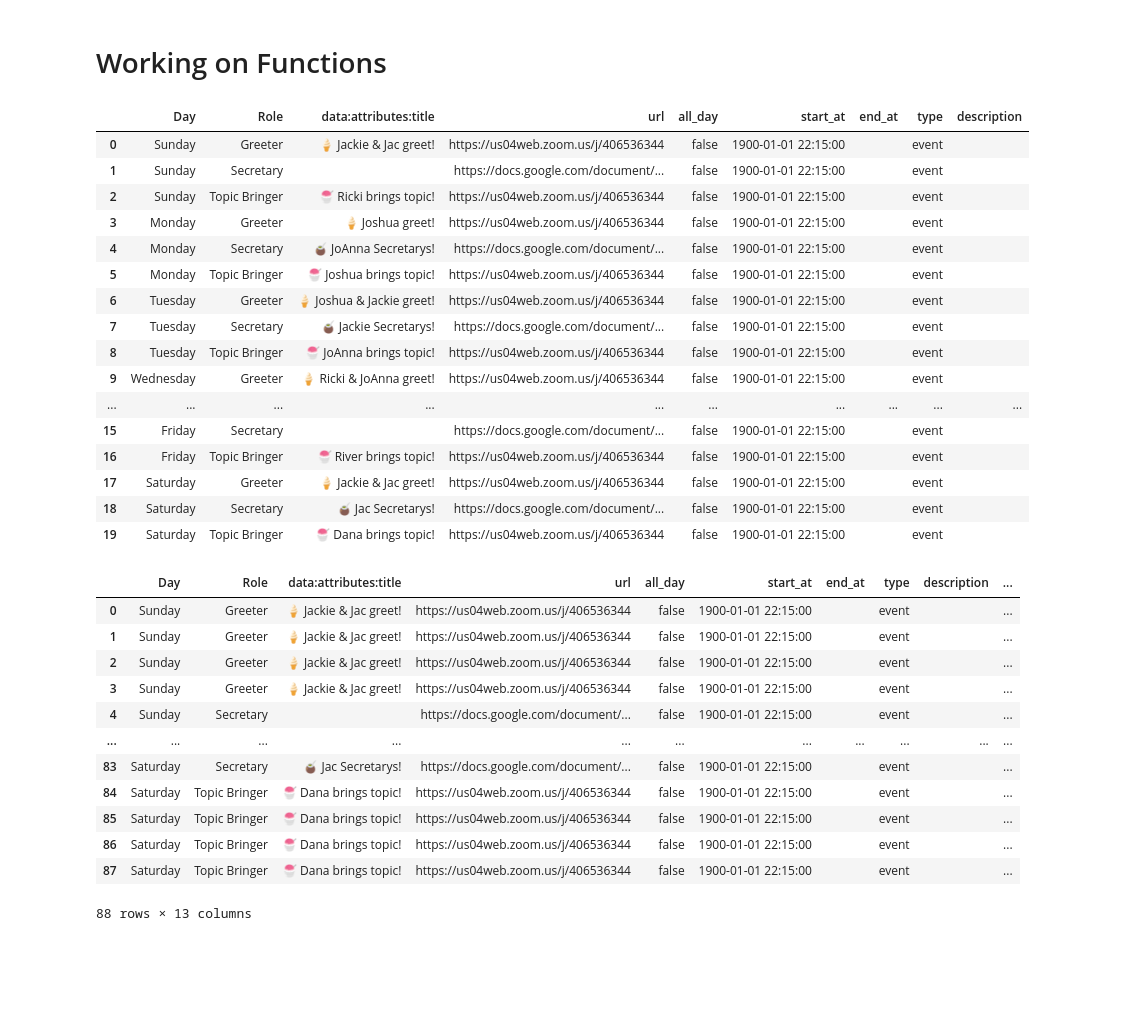
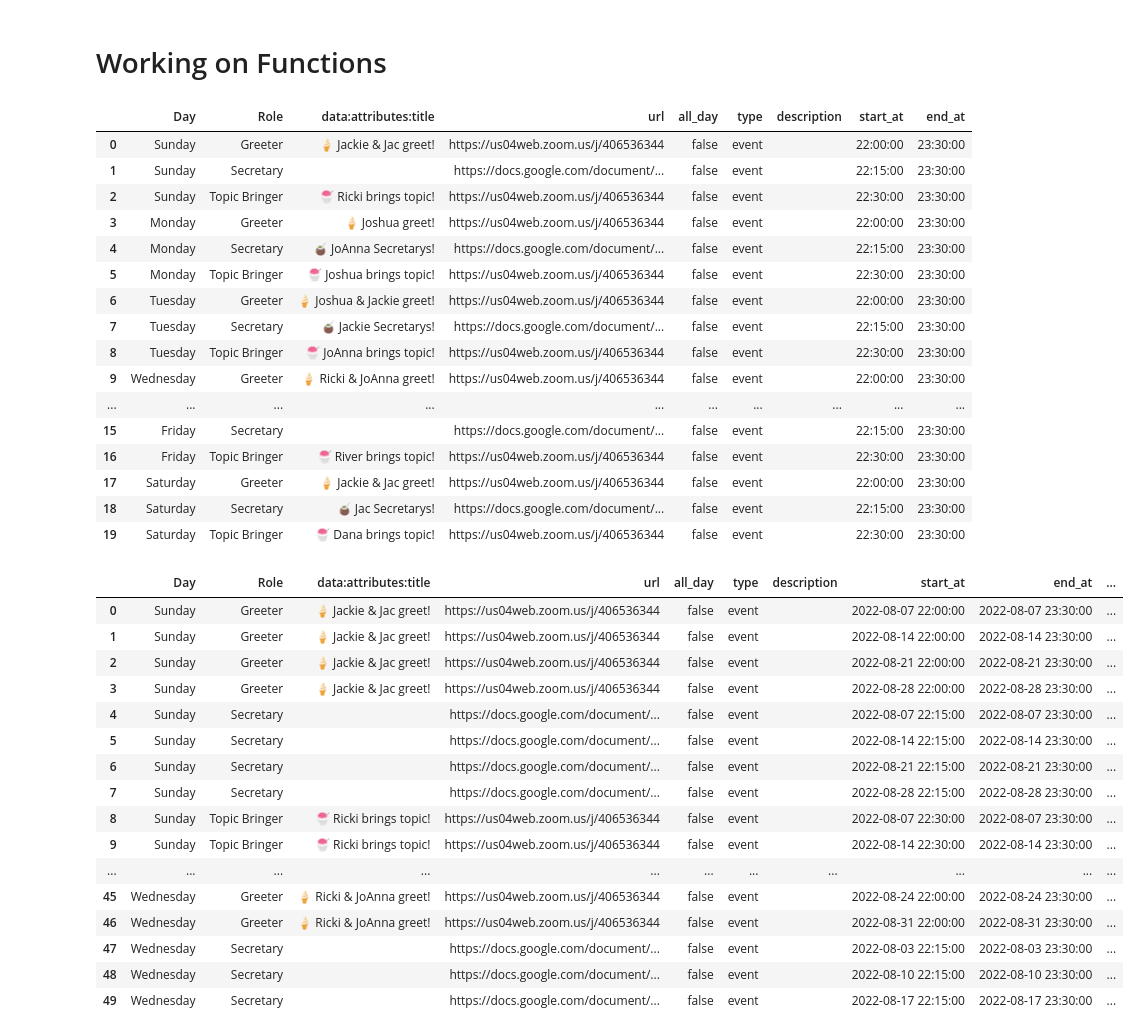
Before and after one commit to djpilot802/INTL, a Jupyter notebook: signup_genius/read_signup_genius.ipynb, the cells around one changed output. Cells and saved outputs as stored; diff of their text form; code cells hidden in the pictures; blank space fills up the shorter version.

```diff
--- a/signup_genius/read_signup_genius.ipynb
+++ b/signup_genius/read_signup_genius.ipynb
@@ -204,16 +204,19 @@ start_time = []
 
 for i in df['Role']:
     if 'Sec' in i:
-        i =  '22:14'
+        i =  '22:15'
     elif 'Topic' in i:
         i = '22:30'
     else:
-        i = '22:37'
+        i = '22:00'
     start_time.append(i)
 
 for i in start_time:
     datetime.strptime(i,'%H:%M')
 start_time.append(i)
 
+df['start_at'] = pd.Series(start_time)
+df['start_at'] = pd.to_datetime(df['start_at'])
 
-df.head(40)
+df['start_at'] = df['start_at'].astype('string').str.split('9').str[1]
+df['end_at'] = '23:30:00'
@@ -287,37 +272,48 @@ def splitz(x):
 
 df.head(45)
 # %% [output]
-|  | Day | Role | data:attributes:title | url | all_day | start_at | end_at | type | description |
-| 0 | Sunday | Greeter | 🍦 Jackie & Jac greet! | https://us04web.zoom.us/j/406536344 | false | 1900-01-01 22:15:00 |  | event |  |
-| 1 | Sunday | Secretary |  | https://docs.google.com/document/... | false | 1900-01-01 22:15:00 |  | event |  |
-| 2 | Sunday | Topic Bringer | 🍧 Ricki brings topic! | https://us04web.zoom.us/j/406536344 | false | 1900-01-01 22:15:00 |  | event |  |
-| 3 | Monday | Greeter | 🍦 Joshua greet! | https://us04web.zoom.us/j/406536344 | false | 1900-01-01 22:15:00 |  | event |  |
-| 4 | Monday | Secretary | 🧉 JoAnna Secretarys! | https://docs.google.com/document/... | false | 1900-01-01 22:15:00 |  | event |  |
-| 5 | Monday | Topic Bringer | 🍧 Joshua brings topic! | https://us04web.zoom.us/j/406536344 | false | 1900-01-01 22:15:00 |  | event |  |
-| 6 | Tuesday | Greeter | 🍦 Joshua & Jackie greet! | https://us04web.zoom.us/j/406536344 | false | 1900-01-01 22:15:00 |  | event |  |
-| 7 | Tuesday | Secretary | 🧉 Jackie Secretarys! | https://docs.google.com/document/... | false | 1900-01-01 22:15:00 |  | event |  |
-| 8 | Tuesday | Topic Bringer | 🍧 JoAnna brings topic! | https://us04web.zoom.us/j/406536344 | false | 1900-01-01 22:15:00 |  | event |  |
-| 9 | Wednesday | Greeter | 🍦 Ricki & JoAnna greet! | https://us04web.zoom.us/j/406536344 | false | 1900-01-01 22:15:00 |  | event |  |
+|  | Day | Role | data:attributes:title | url | all_day | type | description | start_at | end_at |
+| 0 | Sunday | Greeter | 🍦 Jackie & Jac greet! | https://us04web.zoom.us/j/406536344 | false | event |  | 22:00:00 | 23:30:00 |
+| 1 | Sunday | Secretary |  | https://docs.google.com/document/... | false | event |  | 22:15:00 | 23:30:00 |
+| 2 | Sunday | Topic Bringer | 🍧 Ricki brings topic! | https://us04web.zoom.us/j/406536344 | false | event |  | 22:30:00 | 23:30:00 |
+| 3 | Monday | Greeter | 🍦 Joshua greet! | https://us04web.zoom.us/j/406536344 | false | event |  | 22:00:00 | 23:30:00 |
+| 4 | Monday | Secretary | 🧉 JoAnna Secretarys! | https://docs.google.com/document/... | false | event |  | 22:15:00 | 23:30:00 |
+| 5 | Monday | Topic Bringer | 🍧 Joshua brings topic! | https://us04web.zoom.us/j/406536344 | false | event |  | 22:30:00 | 23:30:00 |
+| 6 | Tuesday | Greeter | 🍦 Joshua & Jackie greet! | https://us04web.zoom.us/j/406536344 | false | event |  | 22:00:00 | 23:30:00 |
+| 7 | Tuesday | Secretary | 🧉 Jackie Secretarys! | https://docs.google.com/document/... | false | event |  | 22:15:00 | 23:30:00 |
+| 8 | Tuesday | Topic Bringer | 🍧 JoAnna brings topic! | https://us04web.zoom.us/j/406536344 | false | event |  | 22:30:00 | 23:30:00 |
+| 9 | Wednesday | Greeter | 🍦 Ricki & JoAnna greet! | https://us04web.zoom.us/j/406536344 | false | event |  | 22:00:00 | 23:30:00 |
 | ... | ... | ... | ... | ... | ... | ... | ... | ... | ... |
-| 15 | Friday | Secretary |  | https://docs.google.com/document/... | false | 1900-01-01 22:15:00 |  | event |  |
-| 16 | Friday | Topic Bringer | 🍧 River brings topic! | https://us04web.zoom.us/j/406536344 | false | 1900-01-01 22:15:00 |  | event |  |
-| 17 | Saturday | Greeter | 🍦 Jackie & Jac greet! | https://us04web.zoom.us/j/406536344 | false | 1900-01-01 22:15:00 |  | event |  |
-| 18 | Saturday | Secretary | 🧉 Jac Secretarys! | https://docs.google.com/document/... | false | 1900-01-01 22:15:00 |  | event |  |
-| 19 | Saturday | Topic Bringer | 🍧 Dana brings topic! | https://us04web.zoom.us/j/406536344 | false | 1900-01-01 22:15:00 |  | event |  |
+| 15 | Friday | Secretary |  | https://docs.google.com/document/... | false | event |  | 22:15:00 | 23:30:00 |
+| 16 | Friday | Topic Bringer | 🍧 River brings topic! | https://us04web.zoom.us/j/406536344 | false | event |  | 22:30:00 | 23:30:00 |
+| 17 | Saturday | Greeter | 🍦 Jackie & Jac greet! | https://us04web.zoom.us/j/406536344 | false | event |  | 22:00:00 | 23:30:00 |
+| 18 | Saturday | Secretary | 🧉 Jac Secretarys! | https://docs.google.com/document/... | false | event |  | 22:15:00 | 23:30:00 |
+| 19 | Saturday | Topic Bringer | 🍧 Dana brings topic! | https://us04web.zoom.us/j/406536344 | false | event |  | 22:30:00 | 23:30:00 |
 # %%
 write_df = pd.merge(df,dates,how = 'inner')
-write_df.head(100)
+
+write_df['Date'] = write_df['Date'].astype('string')
+
+
+write_df['start_at'] = write_df['Date'] + ' ' + write_df['start_at']
+write_df['end_at'] = write_df['Date'] + ' ' + write_df['end_at']
+
+write_df.head(50)
 # %% [output]
-|  | Day | Role | data:attributes:title | url | all_day | start_at | end_at | type | description | ... |
-| 0 | Sunday | Greeter | 🍦 Jackie & Jac greet! | https://us04web.zoom.us/j/406536344 | false | 1900-01-01 22:15:00 |  | event |  | ... |
-| 1 | Sunday | Greeter | 🍦 Jackie & Jac greet! | https://us04web.zoom.us/j/406536344 | false | 1900-01-01 22:15:00 |  | event |  | ... |
-| 2 | Sunday | Greeter | 🍦 Jackie & Jac greet! | https://us04web.zoom.us/j/406536344 | false | 1900-01-01 22:15:00 |  | event |  | ... |
-| 3 | Sunday | Greeter | 🍦 Jackie & Jac greet! | https://us04web.zoom.us/j/406536344 | false | 1900-01-01 22:15:00 |  | event |  | ... |
-| 4 | Sunday | Secretary |  | https://docs.google.com/document/... | false | 1900-01-01 22:15:00 |  | event |  | ... |
+|  | Day | Role | data:attributes:title | url | all_day | type | description | start_at | end_at | ... |
+| 0 | Sunday | Greeter | 🍦 Jackie & Jac greet! | https://us04web.zoom.us/j/406536344 | false | event |  | 2022-08-07 22:00:00 | 2022-08-07 23:30:00 | ... |
+| 1 | Sunday | Greeter | 🍦 Jackie & Jac greet! | https://us04web.zoom.us/j/406536344 | false | event |  | 2022-08-14 22:00:00 | 2022-08-14 23:30:00 | ... |
+| 2 | Sunday | Greeter | 🍦 Jackie & Jac greet! | https://us04web.zoom.us/j/406536344 | false | event |  | 2022-08-21 22:00:00 | 2022-08-21 23:30:00 | ... |
+| 3 | Sunday | Greeter | 🍦 Jackie & Jac greet! | https://us04web.zoom.us/j/406536344 | false | event |  | 2022-08-28 22:00:00 | 2022-08-28 23:30:00 | ... |
+| 4 | Sunday | Secretary |  | https://docs.google.com/document/... | false | event |  | 2022-08-07 22:15:00 | 2022-08-07 23:30:00 | ... |
+| 5 | Sunday | Secretary |  | https://docs.google.com/document/... | false | event |  | 2022-08-14 22:15:00 | 2022-08-14 23:30:00 | ... |
+| 6 | Sunday | Secretary |  | https://docs.google.com/document/... | false | event |  | 2022-08-21 22:15:00 | 2022-08-21 23:30:00 | ... |
+| 7 | Sunday | Secretary |  | https://docs.google.com/document/... | false | event |  | 2022-08-28 22:15:00 | 2022-08-28 23:30:00 | ... |
+| 8 | Sunday | Topic Bringer | 🍧 Ricki brings topic! | https://us04web.zoom.us/j/406536344 | false | event |  | 2022-08-07 22:30:00 | 2022-08-07 23:30:00 | ... |
+| 9 | Sunday | Topic Bringer | 🍧 Ricki brings topic! | https://us04web.zoom.us/j/406536344 | false | event |  | 2022-08-14 22:30:00 | 2022-08-14 23:30:00 | ... |
 | ... | ... | ... | ... | ... | ... | ... | ... | ... | ... | ... |
-| 83 | Saturday | Secretary | 🧉 Jac Secretarys! | https://docs.google.com/document/... | false | 1900-01-01 22:15:00 |  | event |  | ... |
-| 84 | Saturday | Topic Bringer | 🍧 Dana brings topic! | https://us04web.zoom.us/j/406536344 | false | 1900-01-01 22:15:00 |  | event |  | ... |
-| 85 | Saturday | Topic Bringer | 🍧 Dana brings topic! | https://us04web.zoom.us/j/406536344 | false | 1900-01-01 22:15:00 |  | event |  | ... |
-| 86 | Saturday | Topic Bringer | 🍧 Dana brings topic! | https://us04web.zoom.us/j/406536344 | false | 1900-01-01 22:15:00 |  | event |  | ... |
-| 87 | Saturday | Topic Bringer | 🍧 Dana brings topic! | https://us04web.zoom.us/j/406536344 | false | 1900-01-01 22:15:00 |  | event |  | ... |
+| 45 | Wednesday | Greeter | 🍦 Ricki & JoAnna greet! | https://us04web.zoom.us/j/406536344 | false | event |  | 2022-08-24 22:00:00 | 2022-08-24 23:30:00 | ... |
+| 46 | Wednesday | Greeter | 🍦 Ricki & JoAnna greet! | https://us04web.zoom.us/j/406536344 | false | event |  | 2022-08-31 22:00:00 | 2022-08-31 23:30:00 | ... |
+| 47 | Wednesday | Secretary |  | https://docs.google.com/document/... | false | event |  | 2022-08-03 22:15:00 | 2022-08-03 23:30:00 | ... |
+| 48 | Wednesday | Secretary |  | https://docs.google.com/document/... | false | event |  | 2022-08-10 22:15:00 | 2022-08-10 23:30:00 | ... |
+| 49 | Wednesday | Secretary |  | https://docs.google.com/document/... | false | event |  | 2022-08-17 22:15:00 | 2022-08-17 23:30:00 | ... |
-88 rows × 13 columns
```
Also changed, not shown: parts of 2 cells of this notebook, 1 other file.
